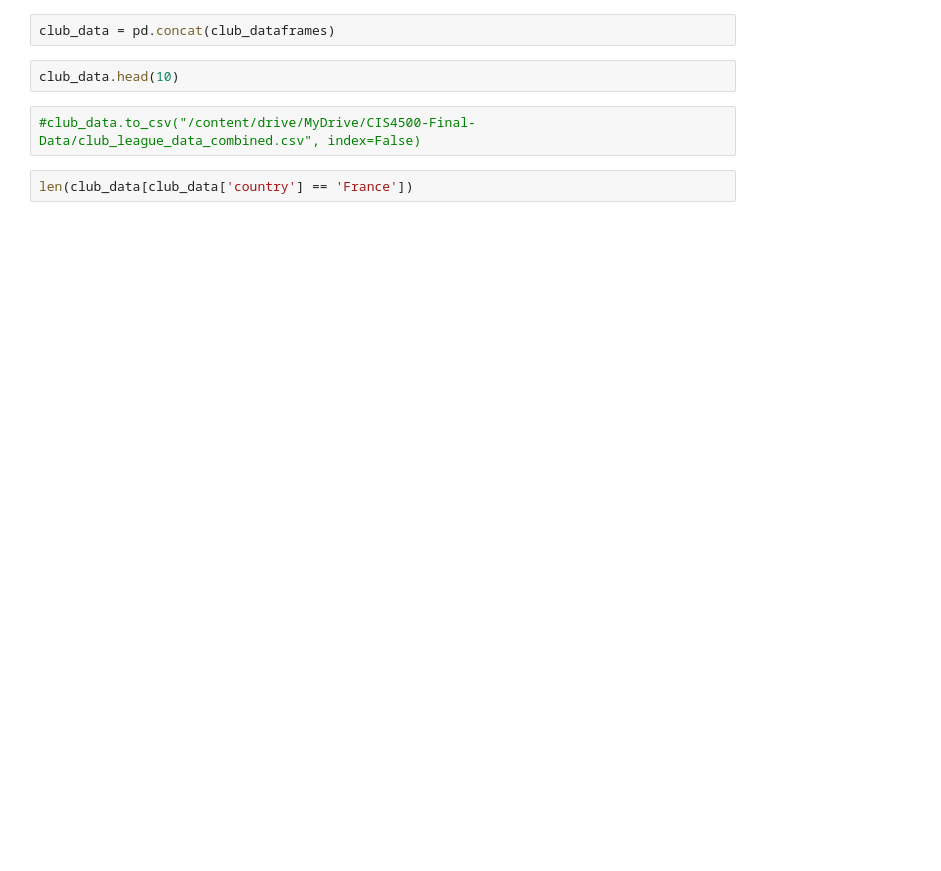
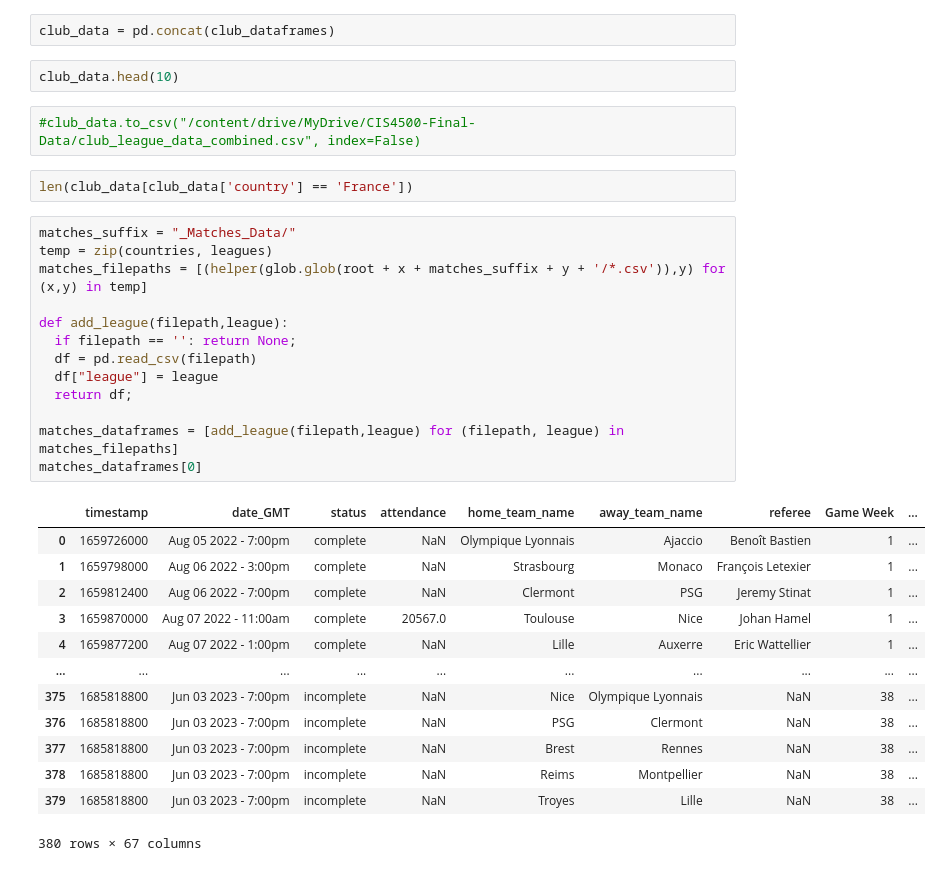
Before and after one commit to jameskearney-Penn/Fifamuse, a Jupyter notebook: Data_Aggregation.ipynb, the cells around one changed output. Drawn from its saved outputs; the diff is of its cells as text; blank space fills up the shorter version.

```diff
--- a/Data_Aggregation.ipynb
+++ b/Data_Aggregation.ipynb
@@ -69,3 +103,30 @@ club_data.head(10)
 #club_data.to_csv("/content/drive/MyDrive/CIS4500-Final-Data/club_league_data_combined.csv", index=False)
 # %%
 len(club_data[club_data['country'] == 'France'])
+# %%
+matches_suffix = "_Matches_Data/"
+temp = zip(countries, leagues)
+matches_filepaths = [(helper(glob.glob(root + x + matches_suffix + y + '/*.csv')),y) for (x,y) in temp]
+
+def add_league(filepath,league):
+  if filepath == '': return None;
+  df = pd.read_csv(filepath)
+  df["league"] = league
+  return df;
+
+matches_dataframes = [add_league(filepath,league) for (filepath, league) in matches_filepaths]
+matches_dataframes[0]
+# %% [output]
+|  | timestamp | date_GMT | status | attendance | home_team_name | away_team_name | referee | Game Week | ... |
+| 0 | 1659726000 | Aug 05 2022 - 7:00pm | complete | NaN | Olympique Lyonnais | Ajaccio | Benoît Bastien | 1 | ... |
+| 1 | 1659798000 | Aug 06 2022 - 3:00pm | complete | NaN | Strasbourg | Monaco | François Letexier | 1 | ... |
+| 2 | 1659812400 | Aug 06 2022 - 7:00pm | complete | NaN | Clermont | PSG | Jeremy Stinat | 1 | ... |
+| 3 | 1659870000 | Aug 07 2022 - 11:00am | complete | 20567.0 | Toulouse | Nice | Johan Hamel | 1 | ... |
+| 4 | 1659877200 | Aug 07 2022 - 1:00pm | complete | NaN | Lille | Auxerre | Eric Wattellier | 1 | ... |
+| ... | ... | ... | ... | ... | ... | ... | ... | ... | ... |
+| 375 | 1685818800 | Jun 03 2023 - 7:00pm | incomplete | NaN | Nice | Olympique Lyonnais | NaN | 38 | ... |
+| 376 | 1685818800 | Jun 03 2023 - 7:00pm | incomplete | NaN | PSG | Clermont | NaN | 38 | ... |
+| 377 | 1685818800 | Jun 03 2023 - 7:00pm | incomplete | NaN | Brest | Rennes | NaN | 38 | ... |
+| 378 | 1685818800 | Jun 03 2023 - 7:00pm | incomplete | NaN | Reims | Montpellier | NaN | 38 | ... |
+| 379 | 1685818800 | Jun 03 2023 - 7:00pm | incomplete | NaN | Troyes | Lille | NaN | 38 | ... |
+380 rows × 67 columns
```
Also changed, not shown: parts of 11 cells of this notebook.
